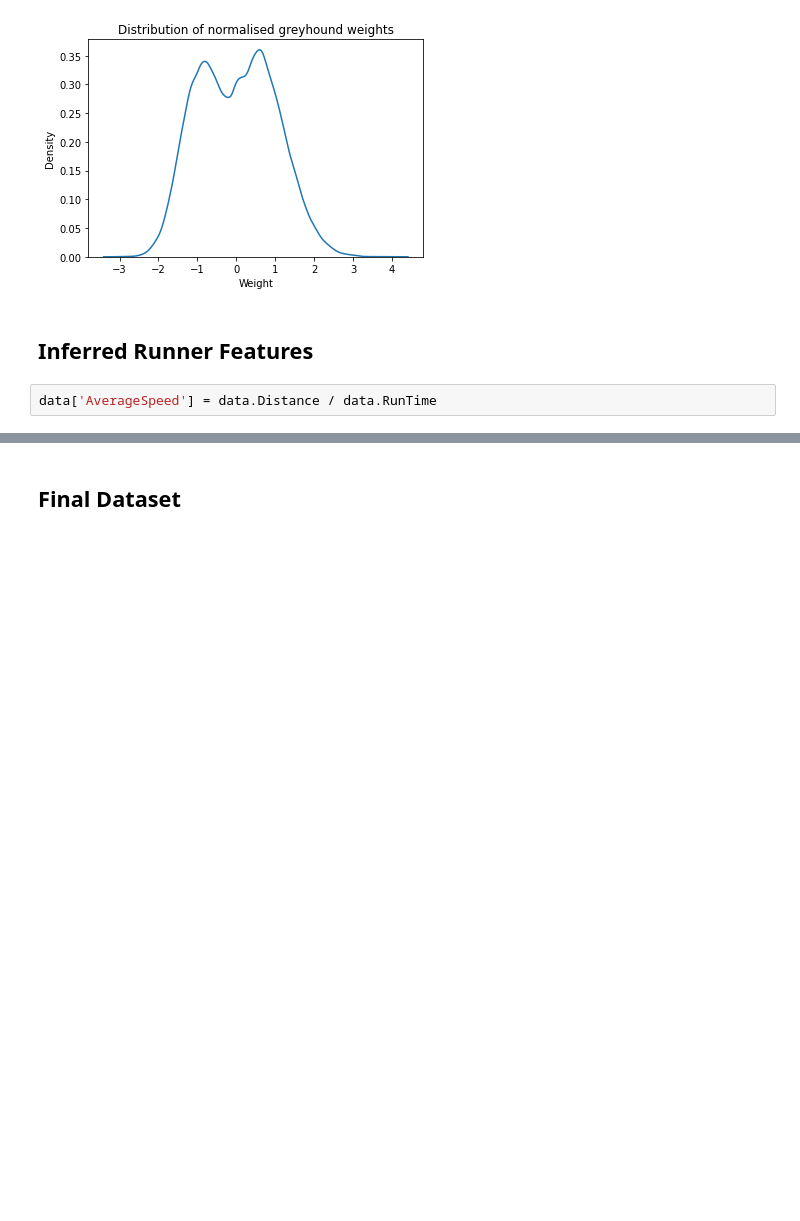
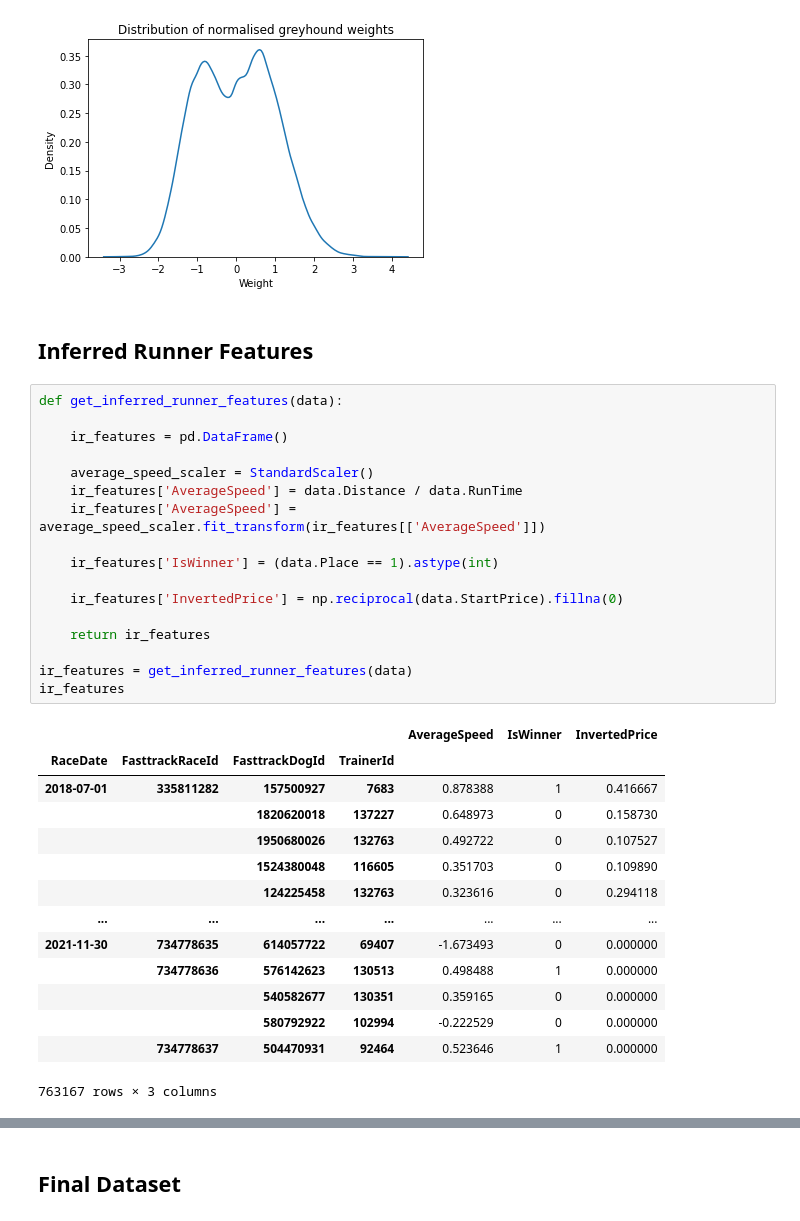
Before and after one commit to Isilisi/Greyhounds, a Jupyter notebook: feature_building.ipynb, the cells around one changed output, grey strips where cells are left out. Drawn from its saved outputs; the diff is of its cells as text; blank space fills up the shorter version.

```diff
--- a/feature_building.ipynb
+++ b/feature_building.ipynb
@@ -215,5 +207,35 @@ plt.show()
 [figure]
 # %% [markdown]
 ## Inferred Runner Features
-# %%
-data['AverageSpeed'] = data.Distance / data.RunTime
+# %%
+def get_inferred_runner_features(data):
+
+    ir_features = pd.DataFrame()
+
+    average_speed_scaler = StandardScaler()
+    ir_features['AverageSpeed'] = data.Distance / data.RunTime
+    ir_features['AverageSpeed'] = average_speed_scaler.fit_transform(ir_features[['AverageSpeed']])
+
+    ir_features['IsWinner'] = (data.Place == 1).astype(int)
+
+    ir_features['InvertedPrice'] = np.reciprocal(data.StartPrice).fillna(0)
+
+    return ir_features
+
+ir_features = get_inferred_runner_features(data)
+ir_features
+# %% [output]
+|  |  |  |  | AverageSpeed | IsWinner | InvertedPrice |
+| RaceDate | FasttrackRaceId | FasttrackDogId | TrainerId |  |  |  |
+| 2018-07-01 | 335811282 | 157500927 | 7683 | 0.878388 | 1 | 0.416667 |
+|  |  | 1820620018 | 137227 | 0.648973 | 0 | 0.158730 |
+|  |  | 1950680026 | 132763 | 0.492722 | 0 | 0.107527 |
+|  |  | 1524380048 | 116605 | 0.351703 | 0 | 0.109890 |
+|  |  | 124225458 | 132763 | 0.323616 | 0 | 0.294118 |
+| ... | ... | ... | ... | ... | ... | ... |
+| 2021-11-30 | 734778635 | 614057722 | 69407 | -1.673493 | 0 | 0.000000 |
+|  | 734778636 | 576142623 | 130513 | 0.498488 | 1 | 0.000000 |
+|  |  | 540582677 | 130351 | 0.359165 | 0 | 0.000000 |
+|  |  | 580792922 | 102994 | -0.222529 | 0 | 0.000000 |
+|  | 734778637 | 504470931 | 92464 | 0.523646 | 1 | 0.000000 |
+763167 rows × 3 columns
```
Also changed, not shown: parts of 9 cells of this notebook.
